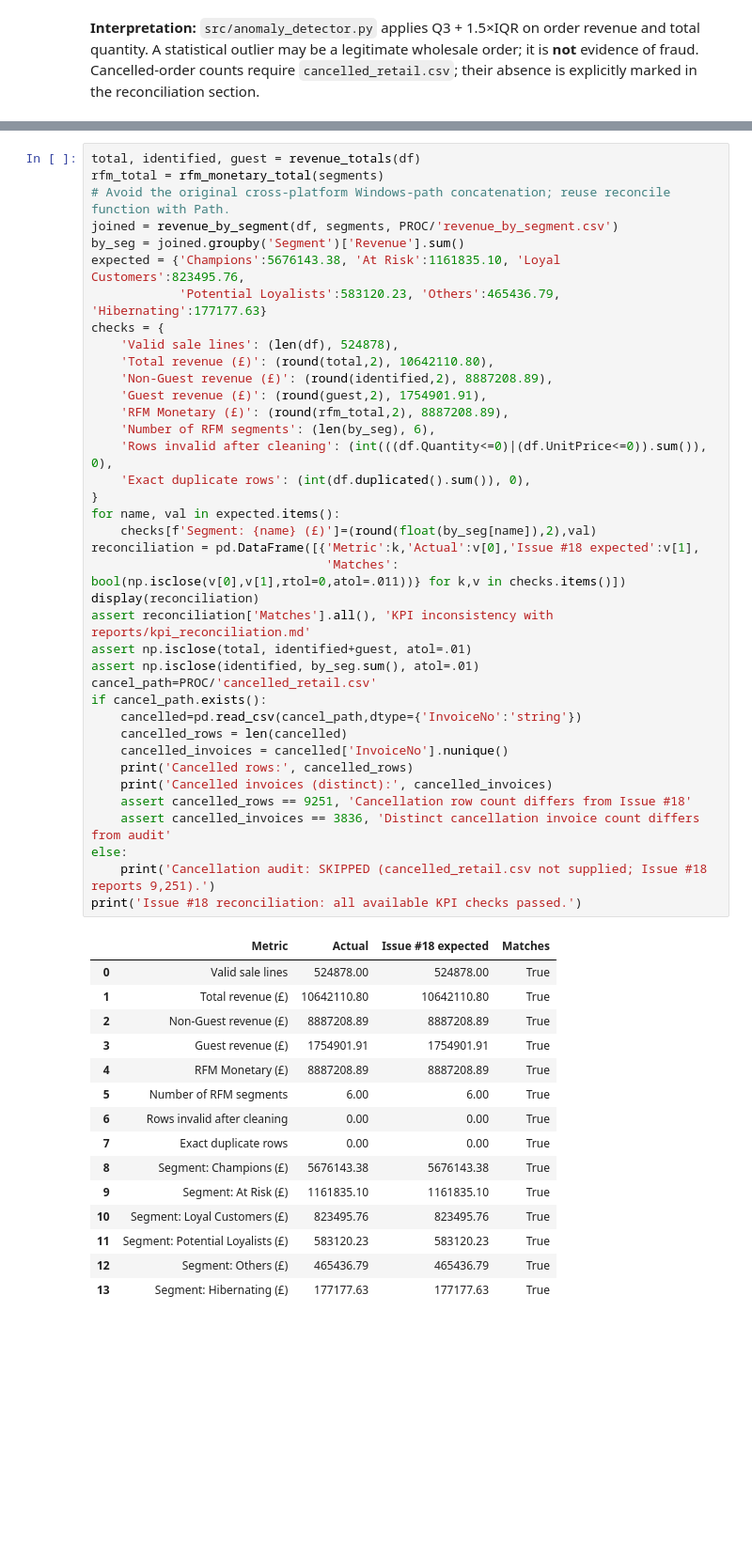
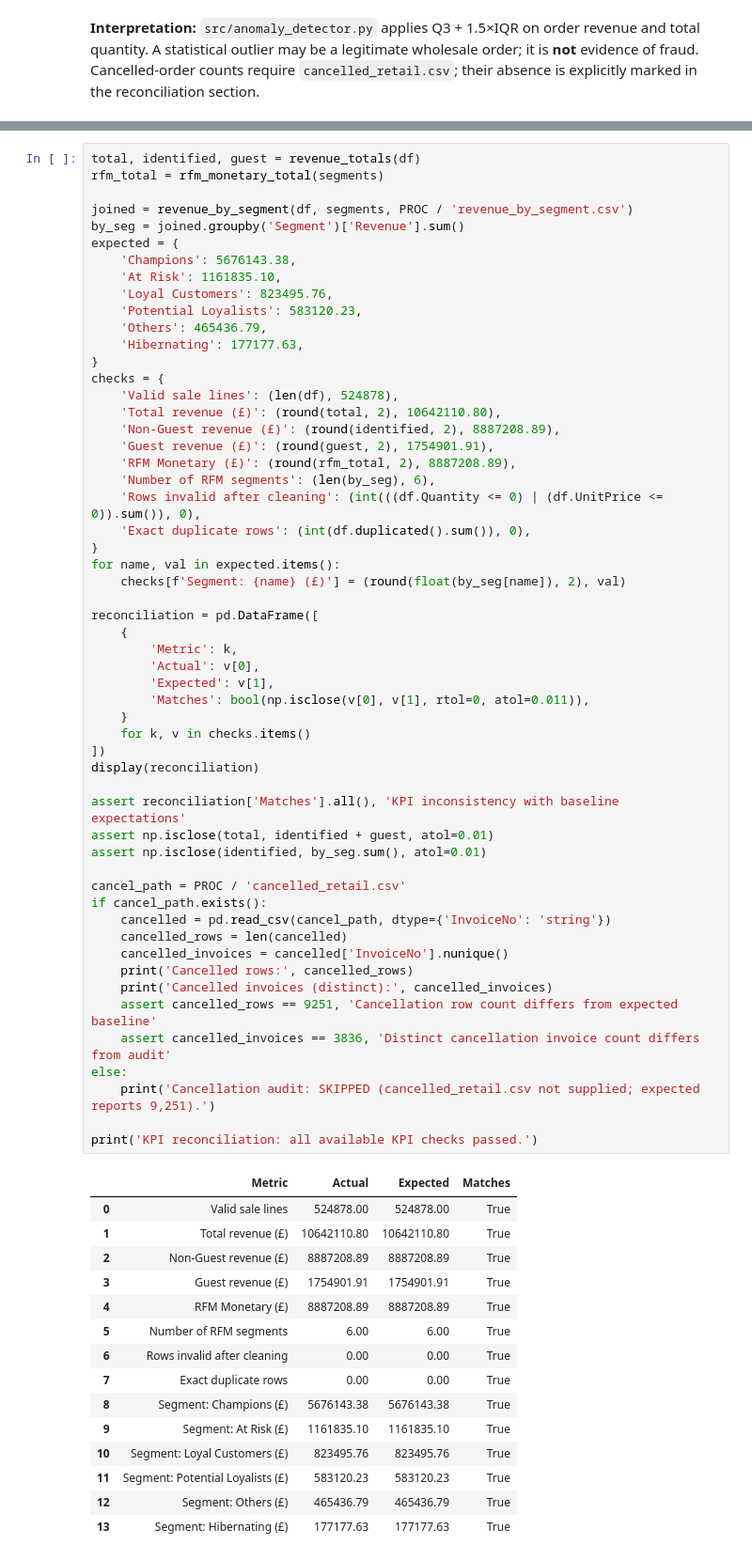
Before and after one commit to keith1101/pds301m-ecommerce-analytics, a Jupyter notebook: notebooks/06_final_integrated_analysis.ipynb, the cells around one changed output, grey strips where cells are left out. Shown at 94% size. Cells and saved outputs as stored; diff of their text form; blank space fills up the shorter version.

```diff
--- a/notebooks/06_final_integrated_analysis.ipynb
+++ b/notebooks/06_final_integrated_analysis.ipynb
@@ -211,43 +277,60 @@ Invoices: 19960 | Any IQR anomaly: 2185 | Revenue anomaly: 1811 | Quantity anoma
 # %%
 total, identified, guest = revenue_totals(df)
 rfm_total = rfm_monetary_total(segments)
-# Avoid the original cross-platform Windows-path concatenation; reuse reconcile function with Path.
-joined = revenue_by_segment(df, segments, PROC/'revenue_by_segment.csv')
+
+joined = revenue_by_segment(df, segments, PROC / 'revenue_by_segment.csv')
 by_seg = joined.groupby('Segment')['Revenue'].sum()
-expected = {'Champions':5676143.38, 'At Risk':1161835.10, 'Loyal Customers':823495.76,
-            'Potential Loyalists':583120.23, 'Others':465436.79, 'Hibernating':177177.63}
+expected = {
+    'Champions': 5676143.38,
+    'At Risk': 1161835.10,
+    'Loyal Customers': 823495.76,
+    'Potential Loyalists': 583120.23,
+    'Others': 465436.79,
+    'Hibernating': 177177.63,
+}
 checks = {
     'Valid sale lines': (len(df), 524878),
-    'Total revenue (£)': (round(total,2), 10642110.80),
-    'Non-Guest revenue (£)': (round(identified,2), 8887208.89),
-    'Guest revenue (£)': (round(guest,2), 1754901.91),
-    'RFM Monetary (£)': (round(rfm_total,2), 8887208.89),
+    'Total revenue (£)': (round(total, 2), 10642110.80),
+    'Non-Guest revenue (£)': (round(identified, 2), 8887208.89),
+    'Guest revenue (£)': (round(guest, 2), 1754901.91),
+    'RFM Monetary (£)': (round(rfm_total, 2), 8887208.89),
     'Number of RFM segments': (len(by_seg), 6),
-    'Rows invalid after cleaning': (int(((df.Quantity<=0)|(df.UnitPrice<=0)).sum()), 0),
+    'Rows invalid after cleaning': (int(((df.Quantity <= 0) | (df.UnitPrice <= 0)).sum()), 0),
     'Exact duplicate rows': (int(df.duplicated().sum()), 0),
 }
 for name, val in expected.items():
-    checks[f'Segment: {name} (£)']=(round(float(by_seg[name]),2),val)
-reconciliation = pd.DataFrame([{'Metric':k,'Actual':v[0],'Issue #18 expected':v[1],
-                                'Matches': bool(np.isclose(v[0],v[1],rtol=0,atol=.011))} for k,v in checks.items()])
+    checks[f'Segment: {name} (£)'] = (round(float(by_seg[name]), 2), val)
+
+reconciliation = pd.DataFrame([
+    {
+        'Metric': k,
+        'Actual': v[0],
+        'Expected': v[1],
+        'Matches': bool(np.isclose(v[0], v[1], rtol=0, atol=0.011)),
+    }
+    for k, v in checks.items()
+])
 display(reconciliation)
-assert reconciliation['Matches'].all(), 'KPI inconsistency with reports/kpi_reconciliation.md'
-assert np.isclose(total, identified+guest, atol=.01)
-assert np.isclose(identified, by_seg.sum(), atol=.01)
-cancel_path=PROC/'cancelled_retail.csv'
+
+assert reconciliation['Matches'].all(), 'KPI inconsistency with baseline expectations'
+assert np.isclose(total, identified + guest, atol=0.01)
+assert np.isclose(identified, by_seg.sum(), atol=0.01)
+
+cancel_path = PROC / 'cancelled_retail.csv'
 if cancel_path.exists():
-    cancelled=pd.read_csv(cancel_path,dtype={'InvoiceNo':'string'})
+    cancelled = pd.read_csv(cancel_path, dtype={'InvoiceNo': 'string'})
     cancelled_rows = len(cancelled)
     cancelled_invoices = cancelled['InvoiceNo'].nunique()
     print('Cancelled rows:', cancelled_rows)
     print('Cancelled invoices (distinct):', cancelled_invoices)
-    assert cancelled_rows == 9251, 'Cancellation row count differs from Issue #18'
+    assert cancelled_rows == 9251, 'Cancellation row count differs from expected baseline'
     assert cancelled_invoices == 3836, 'Distinct cancellation invoice count differs from audit'
 else:
-    print('Cancellation audit: SKIPPED (cancelled_retail.csv not supplied; Issue #18 reports 9,251).')
-print('Issue #18 reconciliation: all available KPI checks passed.')
+    print('Cancellation audit: SKIPPED (cancelled_retail.csv not supplied; expected reports 9,251).')
+
+print('KPI reconciliation: all available KPI checks passed.')
 # %% [output]
-|  | Metric | Actual | Issue #18 expected | Matches |
+|  | Metric | Actual | Expected | Matches |
 | 0 | Valid sale lines | 524878.00 | 524878.00 | True |
 | 1 | Total revenue (£) | 10642110.80 | 10642110.80 | True |
 | 2 | Non-Guest revenue (£) | 8887208.89 | 8887208.89 | True |
```
Also changed, not shown: parts of 31 cells of this notebook, 15 other files.
